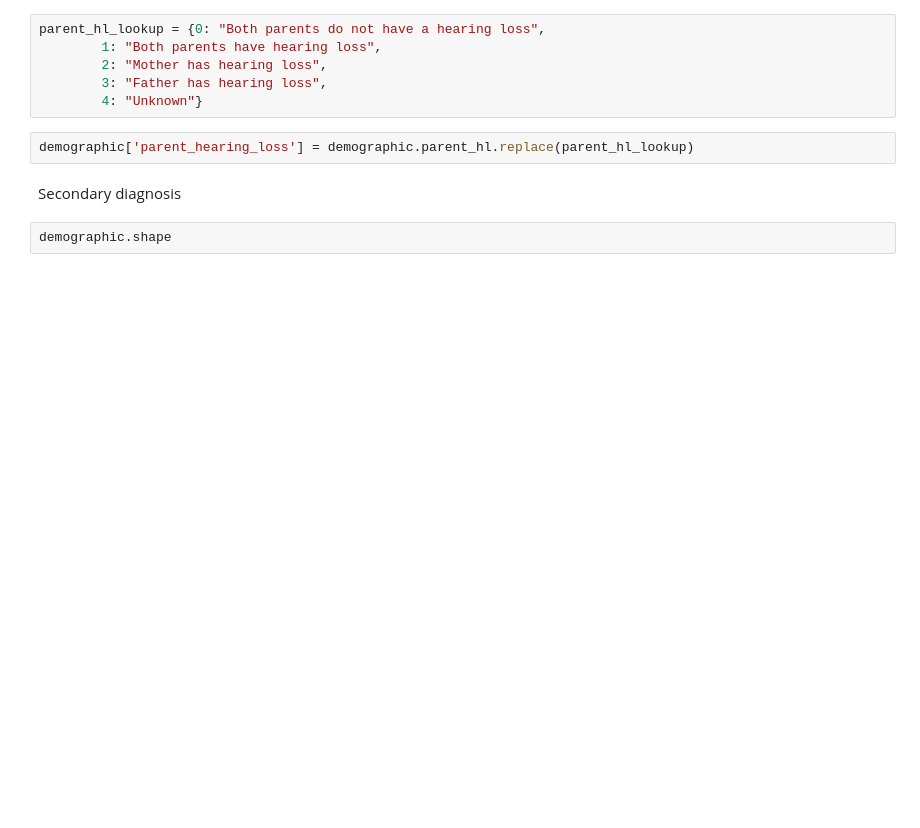
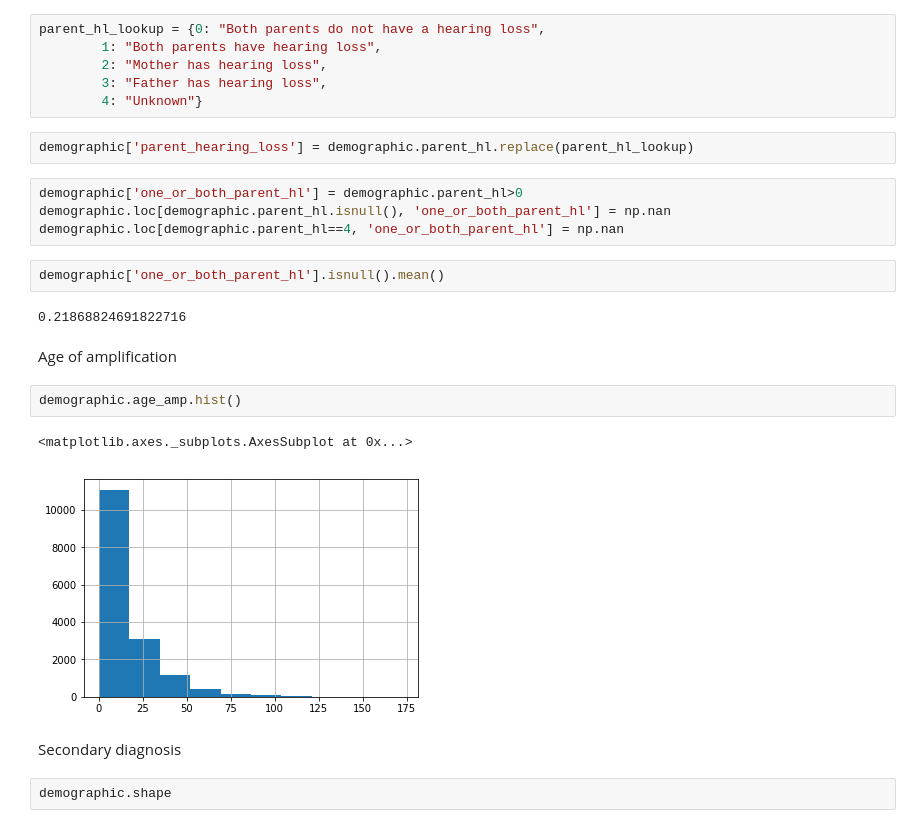
Before and after one commit to fonnesbeck/infant_hearing_intervention, a Jupyter notebook: notebooks/Dataset Processing.ipynb, the cells around one changed output. Saved outputs shown, nothing was run; the diff lists cells and outputs as text; blank space fills up the shorter version.

```diff
--- a/notebooks/Dataset Processing.ipynb
+++ b/notebooks/Dataset Processing.ipynb
@@ -370,6 +364,21 @@ parent_hl_lookup = {0: "Both parents do not have a hearing loss",
         4: "Unknown"}
 # %%
 demographic['parent_hearing_loss'] = demographic.parent_hl.replace(parent_hl_lookup)
+# %%
+demographic['one_or_both_parent_hl'] = demographic.parent_hl>0
+demographic.loc[demographic.parent_hl.isnull(), 'one_or_both_parent_hl'] = np.nan
+demographic.loc[demographic.parent_hl==4, 'one_or_both_parent_hl'] = np.nan
+# %%
+demographic['one_or_both_parent_hl'].isnull().mean()
+# %% [output]
+0.21868824691822716
+# %% [markdown]
+Age of amplification
+# %%
+demographic.age_amp.hist()
+# %% [output]
+<matplotlib.axes._subplots.AxesSubplot at 0x...>
+[figure, added]
 # %% [markdown]
 Secondary diagnosis
 # %%
```
Also changed, not shown: parts of 33 cells of this notebook, 1 other file.
